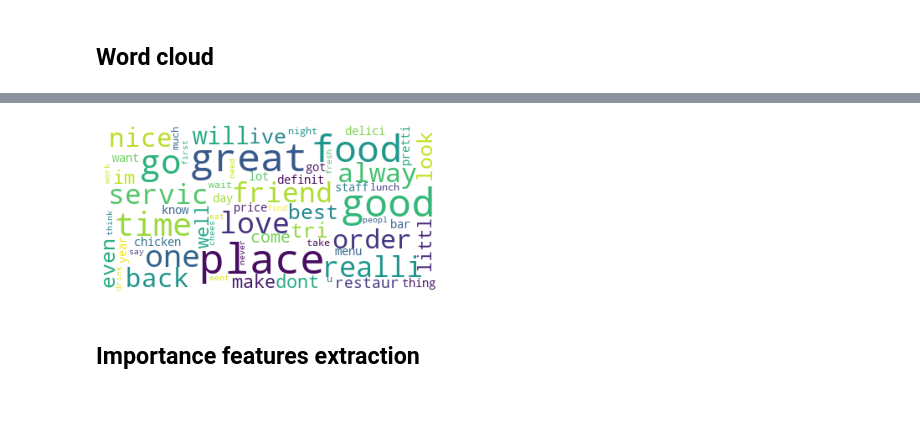
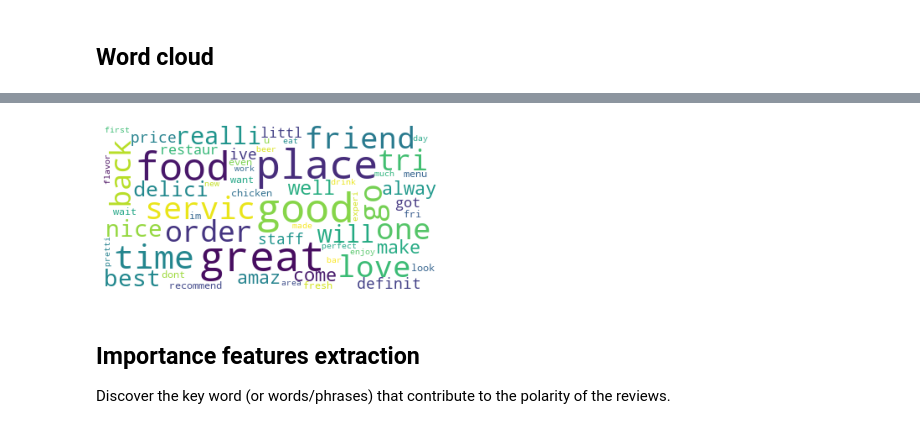
Before and after one commit to dailyLi/yelp_da, a Jupyter notebook: Yelp_word_cloud.ipynb, the cells around one changed output, grey strips where cells are left out. Saved outputs shown, nothing was run; the diff lists cells and outputs as text; code cells hidden in the pictures.

```diff
--- a/Yelp_word_cloud.ipynb
+++ b/Yelp_word_cloud.ipynb
@@ -37,5 +39,5 @@ drive.mount('/content/drive')
 # %% [output]
 Mounted at /content/drive
 # %%
-data = pd.read_csv('drive/My Drive/Colab Notebooks/Yelp_sentiment/train.csv', names= ('class','text'))
+data = pd.read_csv('drive/My Drive/Colab Notebooks/Yelp_sentiment/svc_predictions.csv')
 # %%
@@ -116,10 +136,12 @@ top_words(negative)
 # %%
-positive = data['text'][data['class'] == 2].head(10000)
+positive = data['Review'][data['Polarity'] == "Positive"].head(10000)
 top_words(positive)
 # %% [output]
-[figure, old version]
+[figure, new version]
-# %% [markdown]
-## Importance features extraction
+# %% [markdown]
+## Importance features extraction
+
+Discover the key word (or words/phrases) that contribute to the polarity of the reviews.
 # %%
 def onegram(business_id):
 
```
Also changed, not shown: parts of 11 cells of this notebook.
